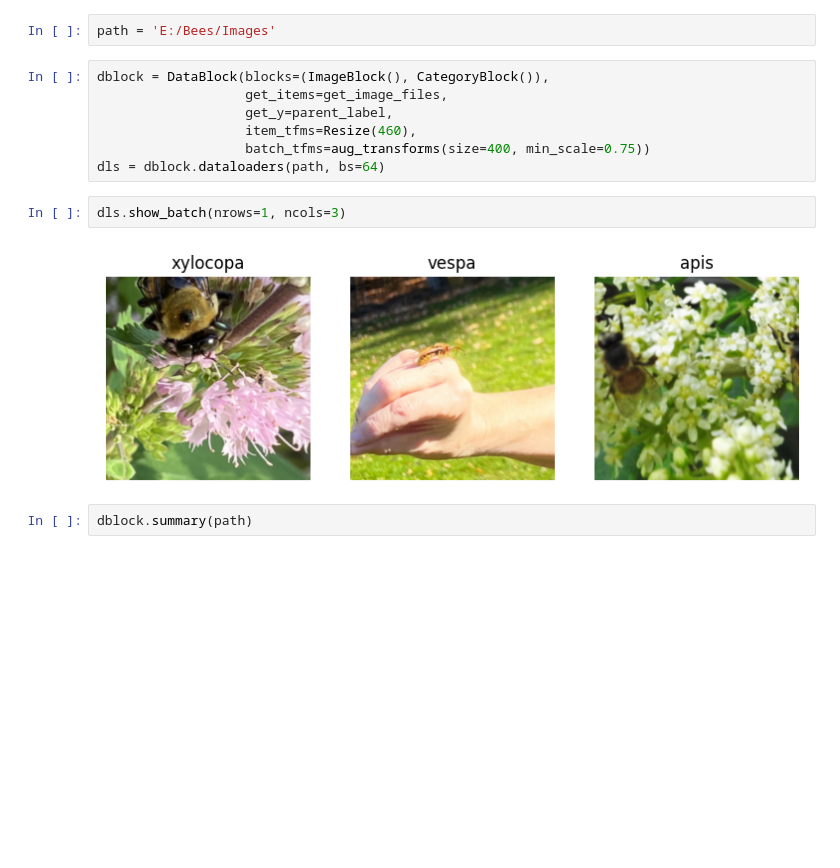
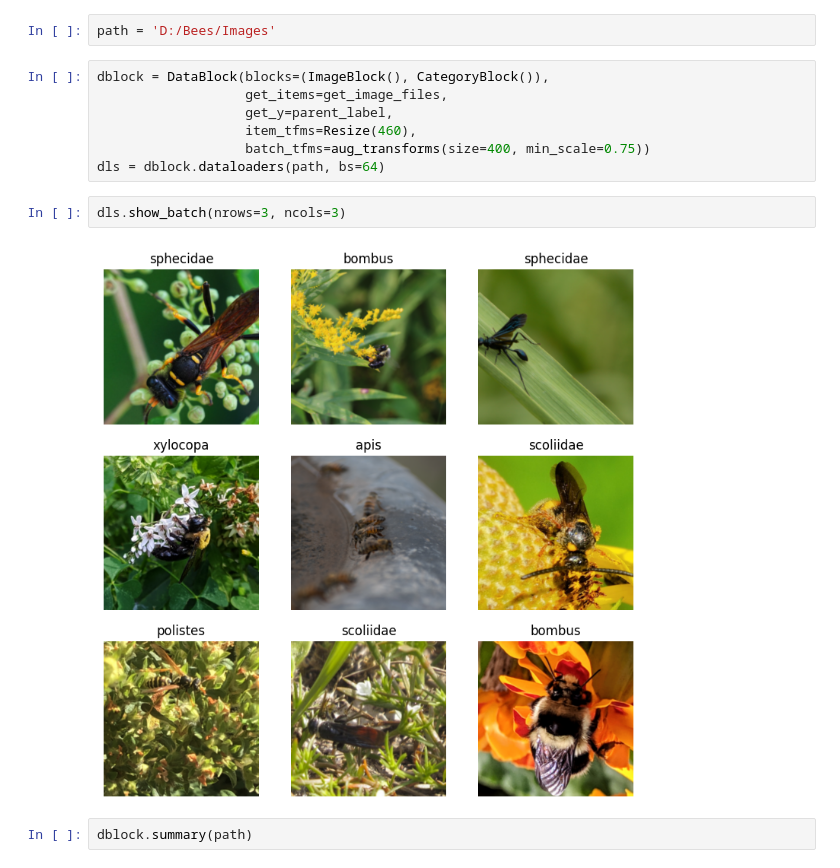
Before and after one commit to mreeks91/beesness, a Jupyter notebook: model_training.ipynb, the cells around one changed output. Drawn from its saved outputs; the diff is of its cells as text; blank space fills up the shorter version.

```diff
--- a/model_training.ipynb
+++ b/model_training.ipynb
@@ -2,7 +2,7 @@
 import pandas as pd
 from fastai.vision.all import *
 # %%
-path = 'E:/Bees/Images'
+path = 'D:/Bees/Images'
 # %%
 dblock = DataBlock(blocks=(ImageBlock(), CategoryBlock()),
                    get_items=get_image_files,
@@ -11,9 +11,9 @@ dblock = DataBlock(blocks=(ImageBlock(), CategoryBlock()),
                    batch_tfms=aug_transforms(size=400, min_scale=0.75))
 dls = dblock.dataloaders(path, bs=64)
 # %%
-dls.show_batch(nrows=1, ncols=3)
+dls.show_batch(nrows=3, ncols=3)
 # %% [output]
-[figure, old version]
+[figure, new version]
 # %%
 dblock.summary(path)
 # %% [output]
```
